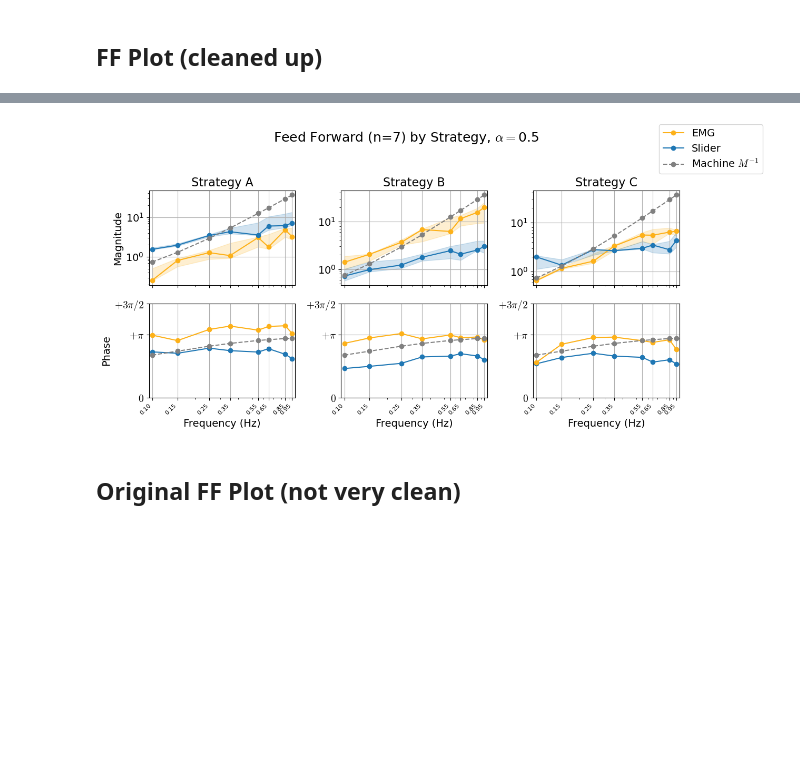
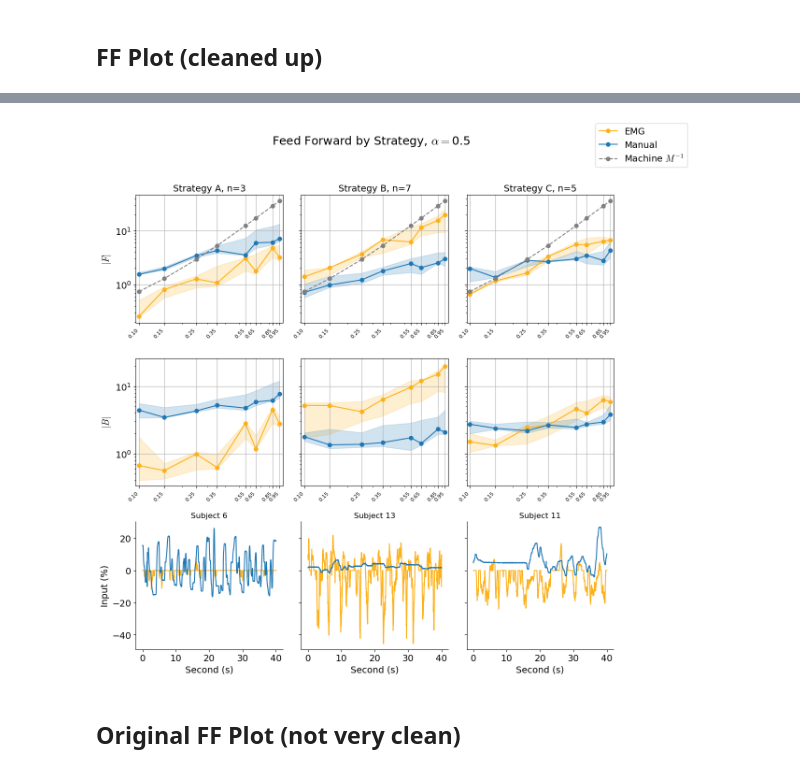
Before and after one commit to finley16/sensorimotor_fusion, a Jupyter notebook: analysis/Multimodal paper/20250501_EMBC_analysis.ipynb, the cells around one changed output, grey strips where cells are left out. Cells and saved outputs as stored; diff of their text form; code cells hidden in the pictures; blank space fills up the shorter version.

```diff
--- a/analysis/Multimodal paper/20250501_EMBC_analysis.ipynb
+++ b/analysis/Multimodal paper/20250501_EMBC_analysis.ipynb
@@ -570,7 +846,7 @@ groups = [group_a, group_b, group_c]
 group_labels = ['A', 'B', 'C']
 cond = 2
 
-fig, axs = plt.subplots(2, 3, sharex=True, figsize=(12, 6))
+fig, axs = plt.subplots(3, 3, sharex=False, sharey='row', figsize=(12, 12))
 
 for i, group in enumerate(groups):
     col = i  # Column index for this group
@@ -585,65 +861,90 @@ for i, group in enumerate(groups):
     # F1
     F1_mean = np.mean(np.abs(F1[group, 2, -4:, :]), axis=1)
     q25, q50, q75 = np.quantile(F1_mean, [0.25, 0.5, 0.75], axis=0)
-    axs[0, col].plot(freqs, q50, '-o', label='Slider', color=colors['BLUE'])
+    axs[0, col].plot(freqs, q50, '-o', label='Manual', color=colors['BLUE'])
     axs[0, col].fill_between(freqs, q25, q75, alpha=0.2, color=colors['BLUE'])
 
     # Machine
     axs[0, col].plot(freqs, np.abs(1/M), '--o', color='grey', label=r'Machine $M^{-1}$')
 
     axs[0, col].set_xscale('log')
     axs[0, col].set_xlim(xlim)
-    axs[1, col].set_xticks(xticks)
-    axs[1, col].set_xticklabels([f"{x:.2f}" for x in xticks], rotation=45, ha='right', fontsize=8)
+    axs[0, col].set_xticks(xticks)
+    axs[0, col].set_xticklabels([f"{x:.2f}" for x in xticks], rotation=45, ha='right', fontsize=8)
 
     axs[0, col].set_yscale('log')
     axs[0, col].grid(True, zorder=-1)
 
     # Rotate x-axis ticks in the bottom row
     for label in axs[1, col].get_xticklabels():
         label.set_rotation(45)
         label.set_horizontalalignment('right')
     axs[0, col].set_yscale('log')
-    axs[0, col].set_title(f'Strategy {group_labels[i]}')
+    axs[0, col].set_title(f'Strategy {group_labels[i]}, n={len(group)}', fontsize=14)
     axs[0, col].grid(True, zorder=-1)
 
-    if col == 0:
-        axs[0, col].set_ylabel('Magnitude')
-
-    # ===== PHASE =====
-    # F1 phase
-    F_angle = np.angle(F1[group, 2, -4:, :])
-    z = np.mean(np.exp(1j * (F_angle - np.pi / 2)), axis=(0, 1))
-    mean_f1 = np.angle(z) + np.pi / 2
-    axs[1, col].plot(freqs, mean_f1, '-o', label='Slider Phase', color=colors['BLUE'])
-
-    # F0 phase
-    F_angle = np.angle(F0[group, 2, :4, :])
-    z = np.mean(np.exp(1j * (F_angle - np.pi / 2)), axis=(0, 1))
-    mean_f0 = np.angle(z) + np.pi / 2
-    axs[1, col].plot(freqs, mean_f0, '-o', label='EMG Phase', color=colors['GOLD'])
-
-    # Machine
-    axs[1, col].plot(freqs, np.angle(1/M), '--o', color='grey', label=r'Machine $M^{-1}$')
-
-    axs[1, col].set_ylim(ylimphase)
-    axs[1, col].set_yticks(yticksphase)
-    axs[1, col].set_yticklabels(yticklabelsphase)
-    axs[1, col].set_xlabel('Frequency (Hz)')
-    axs[1, col].grid(True, zorder=-1)
 
     if col == 0:
-        axs[1, col].set_ylabel('Phase')
+        axs[0, col].set_ylabel(r'$|F|$')
+
+    # ===== FEEDBACk =====
+    # B0
+    B0_mean = np.mean(np.abs(B0[group, 2, -4:, :]), axis=1)
+    q25, q50, q75 = np.quantile(B0_mean, [0.25, 0.5, 0.75], axis=0)
+    axs[1, col].plot(freqs, q50, '-o', label='EMG', color=colors['GOLD'])
+    axs[1, col].fill_between(freqs, q25, q75, alpha=0.2, color=colors['GOLD'])
+
+    # B1
+    B1_mean = np.mean(np.abs(B1[group, 2, -4:, :]), axis=1)
+    q25, q50, q75 = np.quantile(B1_mean, [0.25, 0.5, 0.75], axis=0)
+    axs[1, col].plot(freqs, q50, '-o', label='Manual', color=colors['BLUE'])
+    axs[1, col].fill_between(freqs, q25, q75, alpha=0.2, color=colors['BLUE'])
+
+    axs[1, col].set_xscale('log')
+    axs[1, col].set_xlim(xlim)
+    axs[1, col].set_xticks(xticks)
+    axs[1, col].set_xticklabels([f"{x:.2f}" for x in xticks], rotation=45, ha='right', fontsize=8)
+
+    axs[1, col].set_yscale('log')
+    axs[1, col].grid(True, zorder=-1)
+    if col == 0:
+        axs[1, col].set_ylabel(r'$|B|$')
+
+
+axs[2,0].plot(t,u0s[6,2,-1,:]*100,label = 'EMG',color = colors['GOLD'])
+axs[2,0].plot(t,u1s[6,2,-1,:]*100,label = 'Manual',color = colors['BLUE'])
+#ax.plot(t,us[4,2,-1,:]*100,linestyle = '--',label = 'us',color = colors['d'])
+axs[2,0].set_ylabel('Input (%)')
+axs[2,0].set_xlabel('Second (s)')
+axs[2,0].spines['top'].set_visible(False)
+axs[2,0].spines['right'].set_visible(False)
+axs[2,0].set_title(r'Subject 6', fontsize=12)
+
+axs[2,1].plot(t,u0s[13,2,-1,:]*100,label = 'EMG',color = colors['GOLD'])
+axs[2,1].plot(t,u1s[13,2,-1,:]*100,label = 'Manual',color = colors['BLUE'])
+#ax.plot(t,us[4,2,-1,:]*100,linestyle = '--',label = 'us',color = colors['d'])
+axs[2,1].set_xlabel('Second (s)')
+axs[2,1].spines['top'].set_visible(False)
+axs[2,1].spines['right'].set_visible(False)
+axs[2,1].set_title(r'Subject 13', fontsize=12)
+
+axs[2,2].plot(t,u0s[11,2,-3,:]*100,label = 'EMG',color = colors['GOLD'])
+axs[2,2].plot(t,u1s[11,2,-3,:]*100,label = 'Manual',color = colors['BLUE'])
+#ax.plot(t,us[4,2,-1,:]*100,linestyle = '--',label = 'us',color = colors['d'])
+axs[2,2].set_xlabel('Second (s)')
+axs[2,2].spines['top'].set_visible(False)
+axs[2,2].spines['right'].set_visible(False)
+axs[2,2].set_title(r'Subject 11', fontsize=12)
 
 # Add one legend (shared) outside the right side
 handles, labels = axs[0, 0].get_legend_handles_labels()
 fig.legend(handles, labels, bbox_to_anchor=(.9, 1), loc='upper left', borderaxespad=0.)
 
-fig.suptitle(r'Feed Forward (n=7) by Strategy, $\alpha = $' + conditions[cond], fontsize=18)
+fig.suptitle(r'Feed Forward by Strategy, $\alpha = $' + conditions[cond], fontsize=18)
 plt.tight_layout(rect=[0, 0, 0.95, 0.95])
 plt.show()
 # %% [output]
-[figure, old version]
+[figure, new version]
 # %% [markdown]
 ## Original FF Plot (not very clean)
 # %%
```
Also changed, not shown: parts of 9 cells of this notebook.
